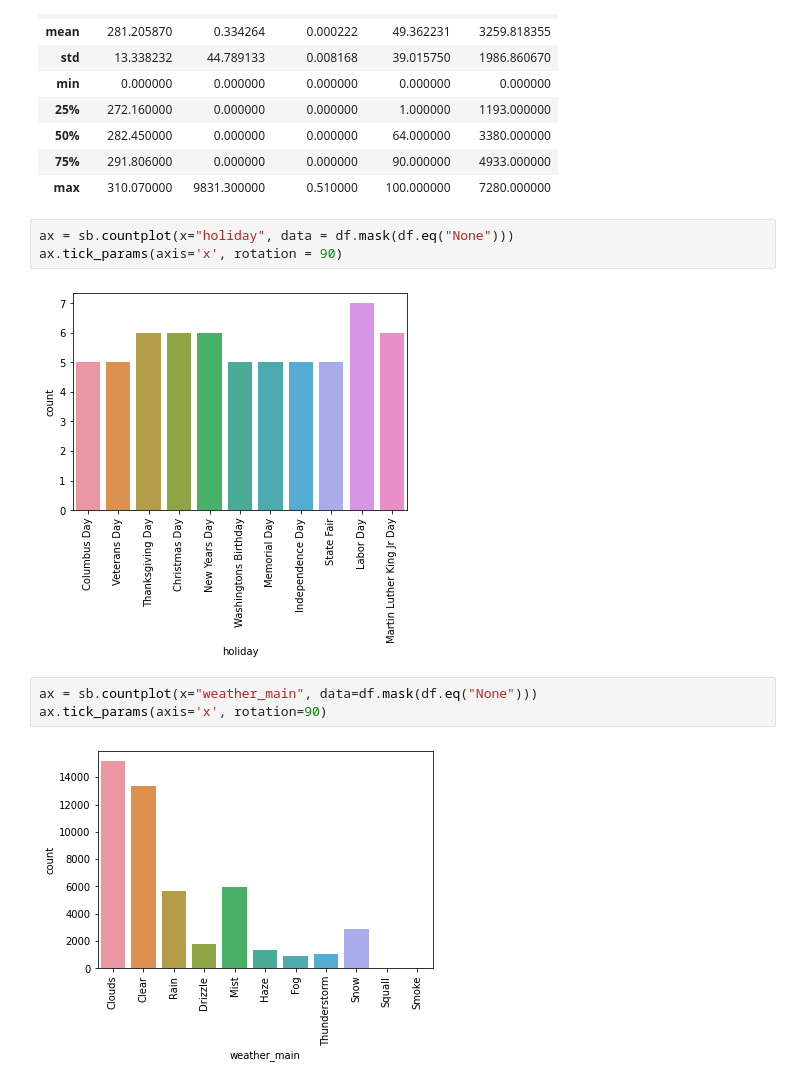
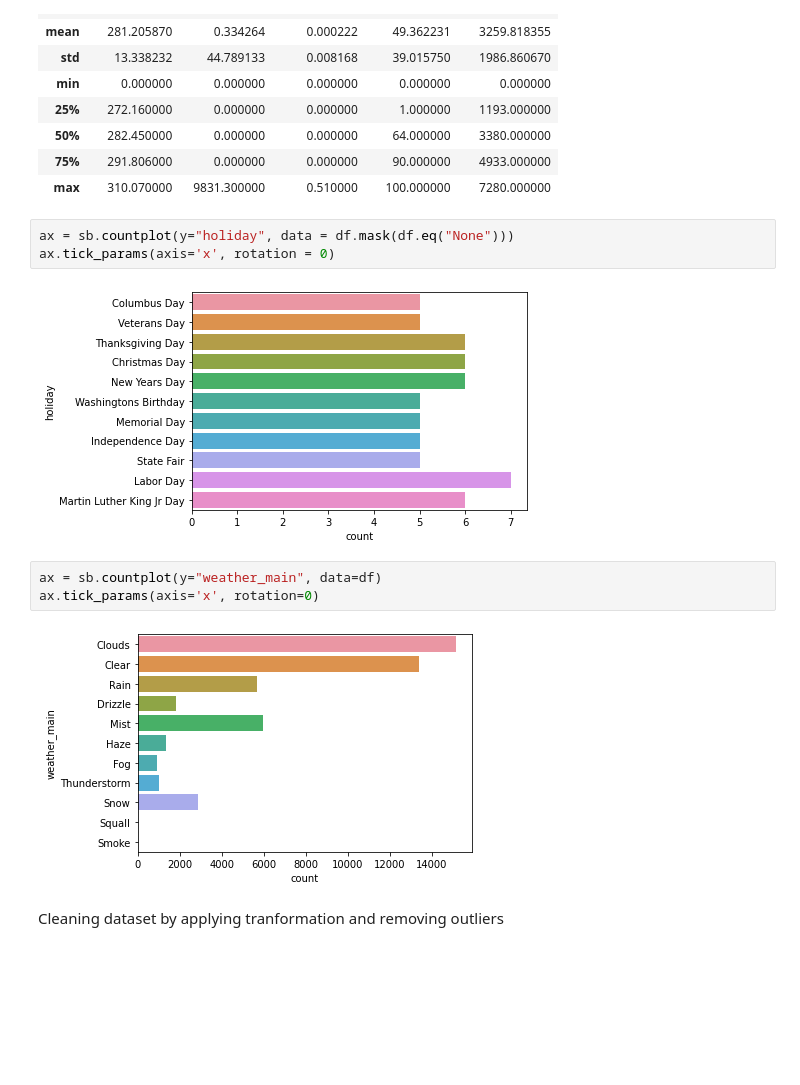
Before and after one commit to shiyueli530/CIND_820_Final_Project, a Jupyter notebook: metro traffic volume.ipynb, the cells around one changed output. Drawn from its saved outputs; the diff is of its cells as text; blank space fills up the shorter version.

```diff
--- a/metro traffic volume.ipynb
+++ b/metro traffic volume.ipynb
@@ -52,12 +54,14 @@ df.describe()[["temp","rain_1h","snow_1h","clouds_all","traffic_volume"]]
 | 75% | 291.806000 | 0.000000 | 0.000000 | 90.000000 | 4933.000000 |
 | max | 310.070000 | 9831.300000 | 0.510000 | 100.000000 | 7280.000000 |
 # %%
-ax = sb.countplot(x="holiday", data = df.mask(df.eq("None")))
-ax.tick_params(axis='x', rotation = 90)
+ax = sb.countplot(y="holiday", data = df.mask(df.eq("None")))
+ax.tick_params(axis='x', rotation = 0)
 # %% [output]
-[figure, old version]
+[figure, new version]
 # %%
-ax = sb.countplot(x="weather_main", data=df.mask(df.eq("None")))
-ax.tick_params(axis='x', rotation=90)
+ax = sb.countplot(y="weather_main", data=df)
+ax.tick_params(axis='x', rotation=0)
 # %% [output]
-[figure, old version]
+[figure, new version]
+# %% [markdown]
+Cleaning dataset by applying tranformation and removing outliers
```
Also changed, not shown: parts of 4 cells of this notebook, 2 other files.
